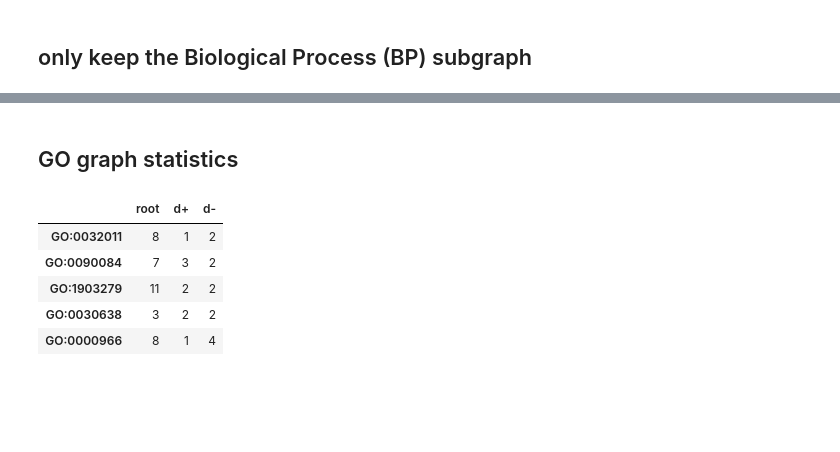
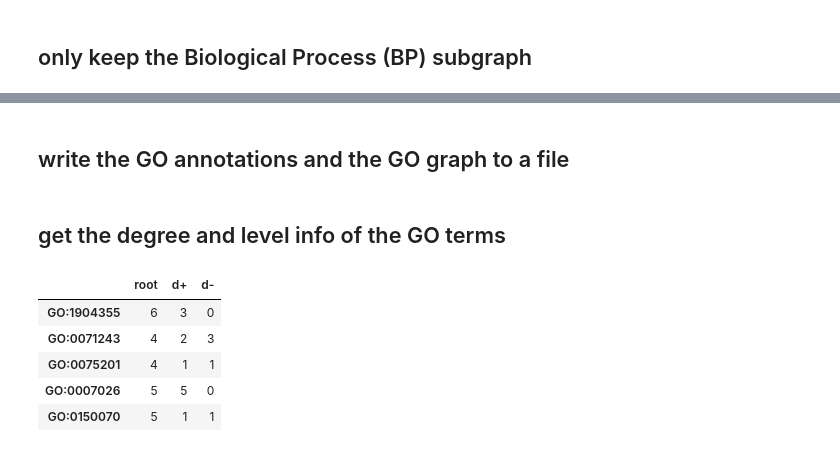
Before and after one commit to joddiy/gognn_7412, a Jupyter notebook: py/pre_processing.ipynb, the cells around one changed output, grey strips where cells are left out. Saved outputs shown, nothing was run; the diff lists cells and outputs as text; code cells hidden in the pictures; blank space fills up the shorter version.

```diff
--- a/py/pre_processing.ipynb
+++ b/py/pre_processing.ipynb
@@ -133,4 +116,0 @@ len(removes)
-# %%
-bp_graph_nodes = bp_graph_nodes - removes
-bp_graph = bp_graph.subgraph(bp_graph_nodes)
-print("Number of nodes in the graph", len(bp_graph_nodes))
@@ -169,0 +119,3 @@ for ensembl in tqdm(list(gp.groups.keys())):
+# %%
+bp_db = bp_db[bp_db.GO.isin(bp_graph_nodes)]
+bp_db.describe()
@@ -169,0 +130,11 @@ for ensembl in tqdm(list(gp.groups.keys())):
+# %%
+bp_db_nodes = set(bp_db.GO.unique())
+
+leaves = [x for x in bp_graph_nodes if bp_graph.in_degree(x) == 0]
+removes = []
+while leaves:
+    tmp_node = leaves.pop(0)
+    if tmp_node not in bp_db_nodes:
+        removes.append(tmp_node)
+        leaves.extend(list(bp_graph.predecessors(tmp_node)))
+len(removes)
@@ -169,0 +143,3 @@ for ensembl in tqdm(list(gp.groups.keys())):
+# %%
+bp_graph = original_graph.subgraph(bp_graph_nodes - set(removes))
+print("Number of nodes in the graph", len(bp_graph))
@@ -170 +254,3 @@ for ensembl in tqdm(list(gp.groups.keys())):
+# %% [markdown]
+## write the GO annotations and the GO graph to a file
 # %%
@@ -174,2 +266,2 @@ bp_db_filter.to_csv("../data/GOannotations_kept.csv")
 # %% [markdown]
-## GO graph statistics
+## get the degree and level info of the GO terms
@@ -182,17 +268,17 @@ def compute_level(node):
 # %%
 in_d = [x[1] for x in bp_graph.in_degree()]
 out_d = [x[1] for x in bp_graph.out_degree()]
-levels = [compute_level(node) for node in bp_graph.nodes]
+levels = [nx.shortest_path_length(bp_graph, x, bp_node) for x in bp_graph.nodes]
 go_nodes = list(bp_graph.nodes)
 dfInfoGraph = pd.DataFrame({"root": levels, "d+": out_d, "d-": in_d}, index=go_nodes)
 dfInfoGraph.head()
 # %% [output]
 |  | root | d+ | d- |
-| GO:0032011 | 8 | 1 | 2 |
-| GO:0090084 | 7 | 3 | 2 |
-| GO:1903279 | 11 | 2 | 2 |
-| GO:0030638 | 3 | 2 | 2 |
-| GO:0000966 | 8 | 1 | 4 |
+| GO:1904355 | 6 | 3 | 0 |
+| GO:0071243 | 4 | 2 | 3 |
+| GO:0075201 | 4 | 1 | 1 |
+| GO:0007026 | 5 | 5 | 0 |
+| GO:0150070 | 5 | 1 | 1 |
 # %%
 dfInfoGraph.describe()
 # %% [output]
```
Also changed, not shown: parts of 43 cells of this notebook, 4 other files.
